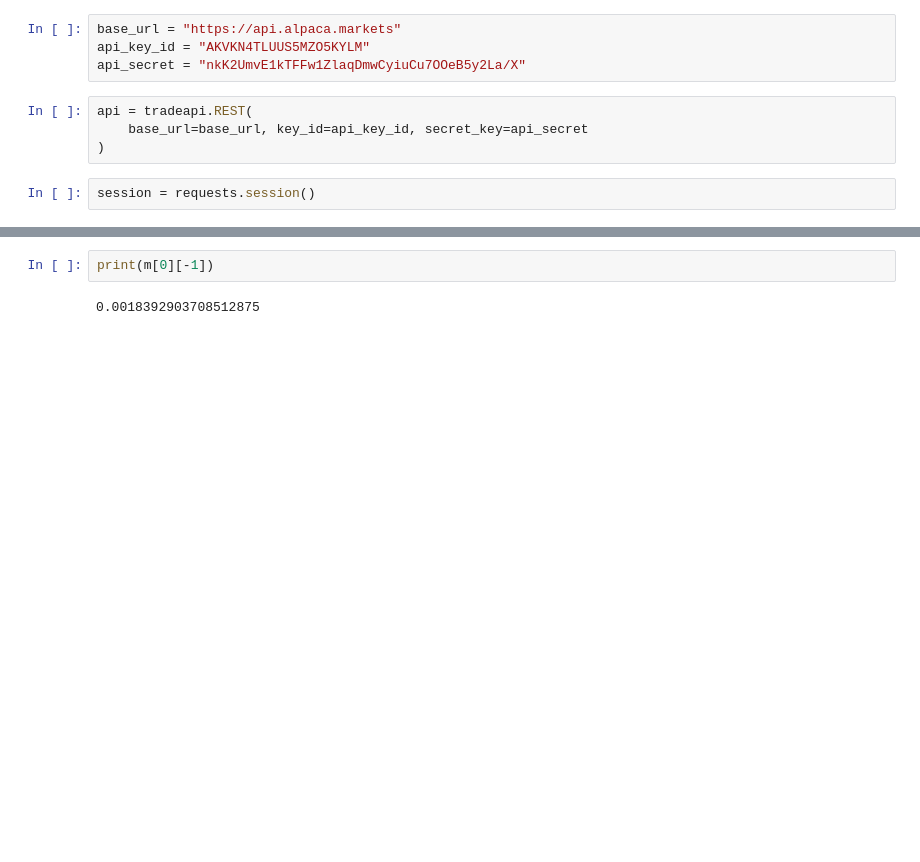
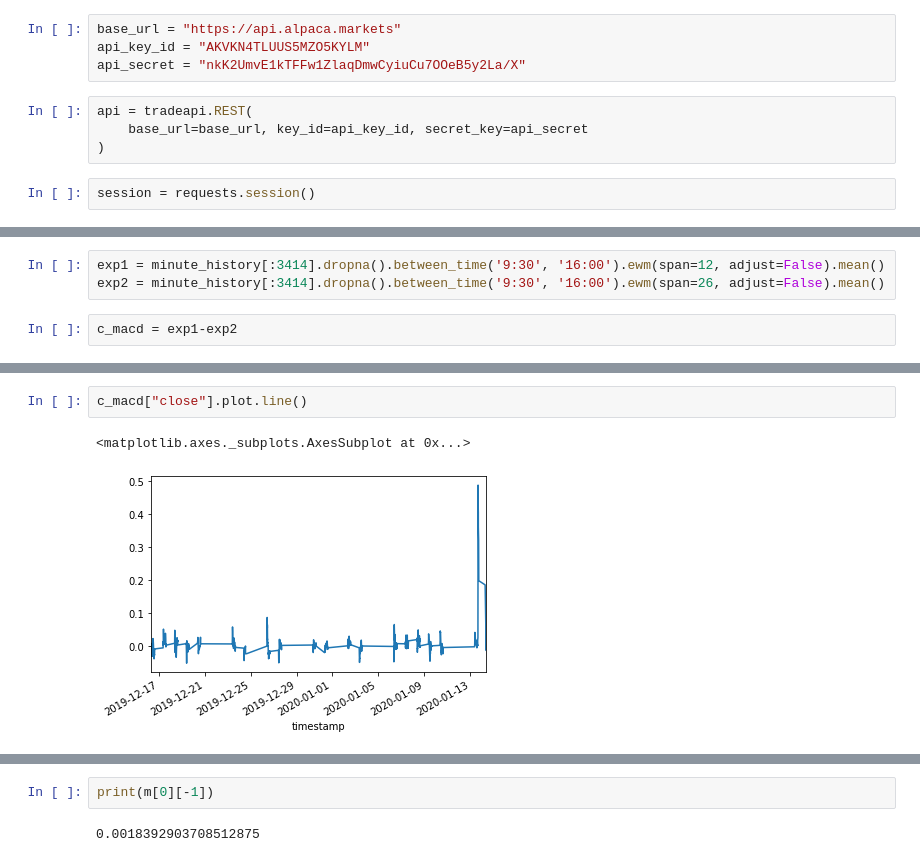
Before and after one commit to amor71/LiuAlgoTrader, a Jupyter notebook: macd buy signal.ipynb, the cells around one changed output, grey strips where cells are left out. Drawn from its saved outputs; the diff is of its cells as text; blank space fills up the shorter version.

```diff
--- a/macd buy signal.ipynb
+++ b/macd buy signal.ipynb
@@ -40,0 +58,5 @@ minute_history[:992]
+# %%
+exp1 = minute_history[:3414].dropna().between_time('9:30', '16:00').ewm(span=12, adjust=False).mean()
+exp2 = minute_history[:3414].dropna().between_time('9:30', '16:00').ewm(span=26, adjust=False).mean()
+# %%
+c_macd = exp1-exp2
@@ -41 +97,6 @@ minute_history[:992]
+# %%
+c_macd["close"].plot.line()
+# %% [output]
+<matplotlib.axes._subplots.AxesSubplot at 0x...>
+[figure, added]
 # %%
```
Also changed, not shown: parts of 12 cells of this notebook, 1 other file.
